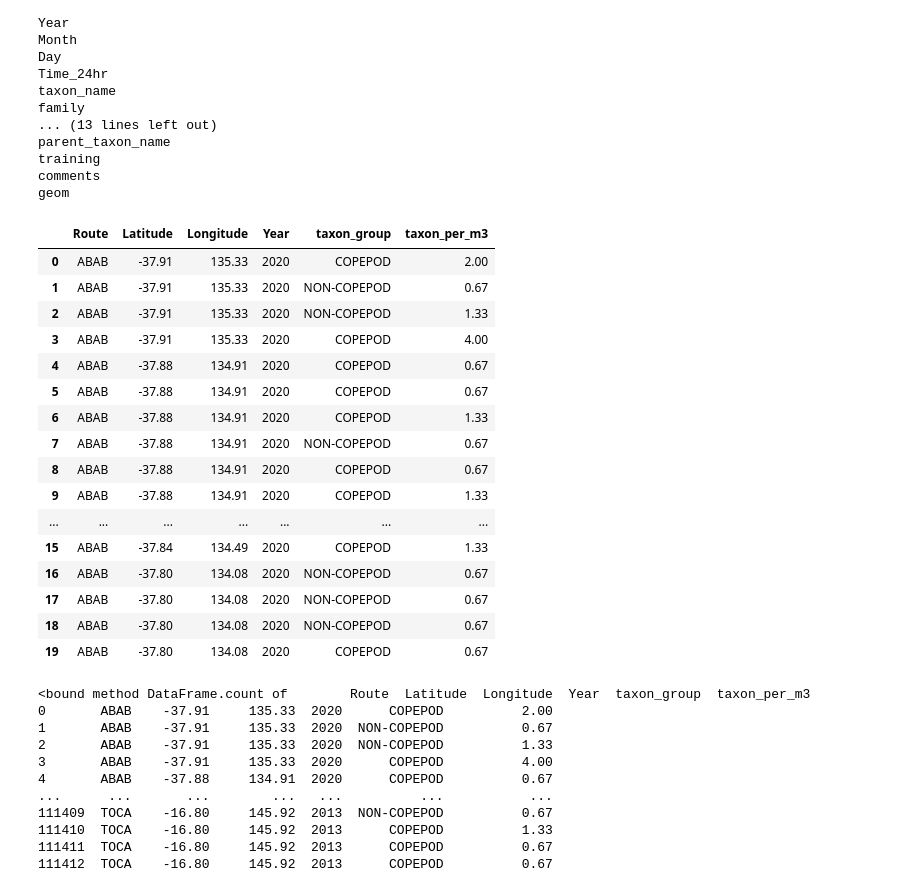
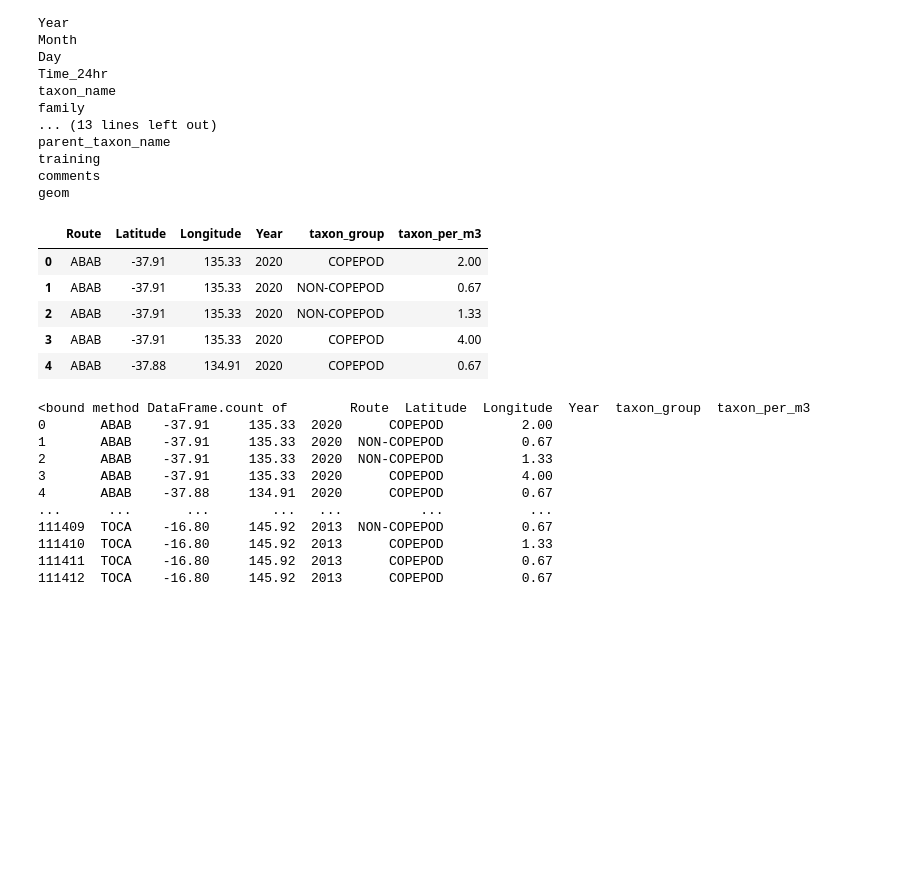
Before and after one commit to JackXinPan/Group5Project2, a Jupyter notebook: read data.ipynb, the cells around one changed output. Drawn from its saved outputs; the diff is of its cells as text; code cells hidden in the pictures; blank space fills up the shorter version.

```diff
--- a/read data.ipynb
+++ b/read data.ipynb
@@ -270,25 +270,14 @@ zooplankton = zooplankton.drop(["id",
                                   ],
                                   axis=1)
 # %%
-zooplankton.head(20)
+zooplankton.head()
 # %% [output]
 |  | Route | Latitude | Longitude | Year | taxon_group | taxon_per_m3 |
 | 0 | ABAB | -37.91 | 135.33 | 2020 | COPEPOD | 2.00 |
 | 1 | ABAB | -37.91 | 135.33 | 2020 | NON-COPEPOD | 0.67 |
 | 2 | ABAB | -37.91 | 135.33 | 2020 | NON-COPEPOD | 1.33 |
 | 3 | ABAB | -37.91 | 135.33 | 2020 | COPEPOD | 4.00 |
 | 4 | ABAB | -37.88 | 134.91 | 2020 | COPEPOD | 0.67 |
-| 5 | ABAB | -37.88 | 134.91 | 2020 | COPEPOD | 0.67 |
-| 6 | ABAB | -37.88 | 134.91 | 2020 | COPEPOD | 1.33 |
-| 7 | ABAB | -37.88 | 134.91 | 2020 | NON-COPEPOD | 0.67 |
-| 8 | ABAB | -37.88 | 134.91 | 2020 | COPEPOD | 0.67 |
-| 9 | ABAB | -37.88 | 134.91 | 2020 | COPEPOD | 1.33 |
-| ... | ... | ... | ... | ... | ... | ... |
-| 15 | ABAB | -37.84 | 134.49 | 2020 | COPEPOD | 1.33 |
-| 16 | ABAB | -37.80 | 134.08 | 2020 | NON-COPEPOD | 0.67 |
-| 17 | ABAB | -37.80 | 134.08 | 2020 | NON-COPEPOD | 0.67 |
-| 18 | ABAB | -37.80 | 134.08 | 2020 | NON-COPEPOD | 0.67 |
-| 19 | ABAB | -37.80 | 134.08 | 2020 | COPEPOD | 0.67 |
 # %%
 zooplankton.count
 # %% [output]
```
Also changed, not shown: parts of 12 cells of this notebook, 6 other files.
